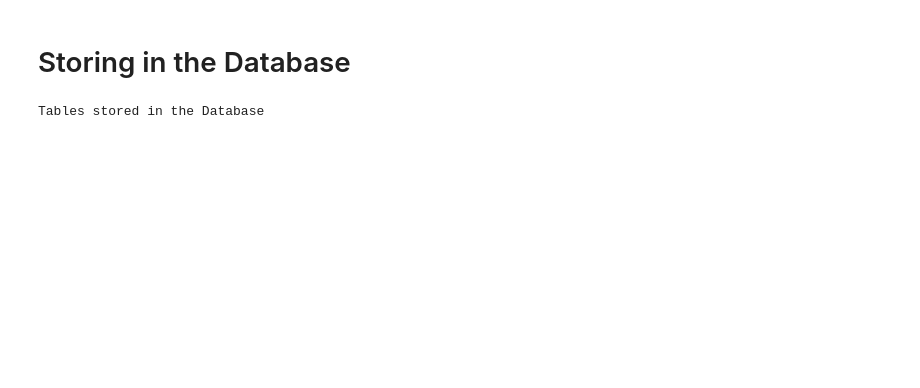
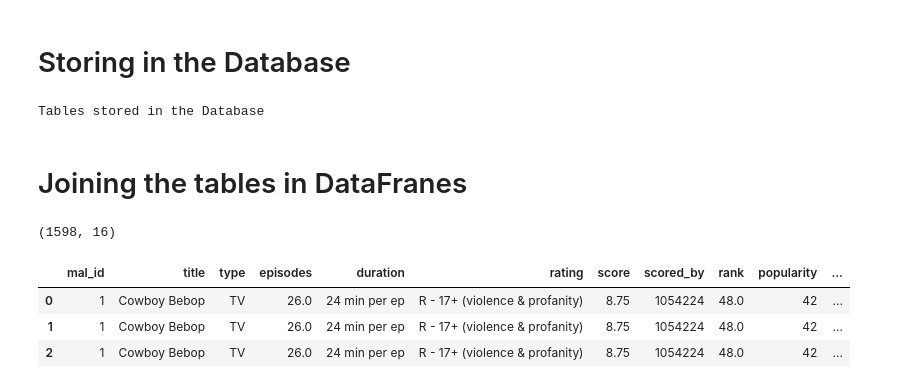
Before and after one commit to Ramcharan-AIML/anime-data-engineering-project, a Jupyter notebook: Anime_Industry_Analysis.ipynb, the cells around one changed output. Drawn from its saved outputs; the diff is of its cells as text; code cells hidden in the pictures; blank space fills up the shorter version.

Commit message:
join the three tables by using pandas

```diff
--- a/Anime_Industry_Analysis.ipynb
+++ b/Anime_Industry_Analysis.ipynb
@@ -333,3 +330,31 @@ df_studio.to_sql('anime_studios', conn, if_exists='replace', index=False)
 print("Tables stored in the Database")
 # %% [output]
 Tables stored in the Database
+# %% [markdown]
+# Joining the tables in DataFranes
+# %%
+import pandas as pd
+
+# Load tables from the database
+df_main = pd.read_sql('SELECT * FROM anime_main' , conn)
+
+df_genre = pd.read_sql('SELECT * FROM anime_genres', conn)
+
+df_studio = pd.read_sql('SELECT * FROM anime_studios',conn)
+
+
+# Joining the tables by using the dataframes
+
+df_merged = pd.merge(df_main, df_genre , on='mal_id' , how='left')
+
+df_final = pd.merge(df_merged , df_studio , on='mal_id', how='left')
+
+
+print(df_final.shape)
+df_final.head(3)
+# %% [output]
+(1598, 16)
+|  | mal_id | title | type | episodes | duration | rating | score | scored_by | rank | popularity | ... |
+| 0 | 1 | Cowboy Bebop | TV | 26.0 | 24 min per ep | R - 17+ (violence & profanity) | 8.75 | 1054224 | 48.0 | 42 | ... |
+| 1 | 1 | Cowboy Bebop | TV | 26.0 | 24 min per ep | R - 17+ (violence & profanity) | 8.75 | 1054224 | 48.0 | 42 | ... |
+| 2 | 1 | Cowboy Bebop | TV | 26.0 | 24 min per ep | R - 17+ (violence & profanity) | 8.75 | 1054224 | 48.0 | 42 | ... |
```
Also changed, not shown: parts of 5 cells of this notebook, 1 other file.
